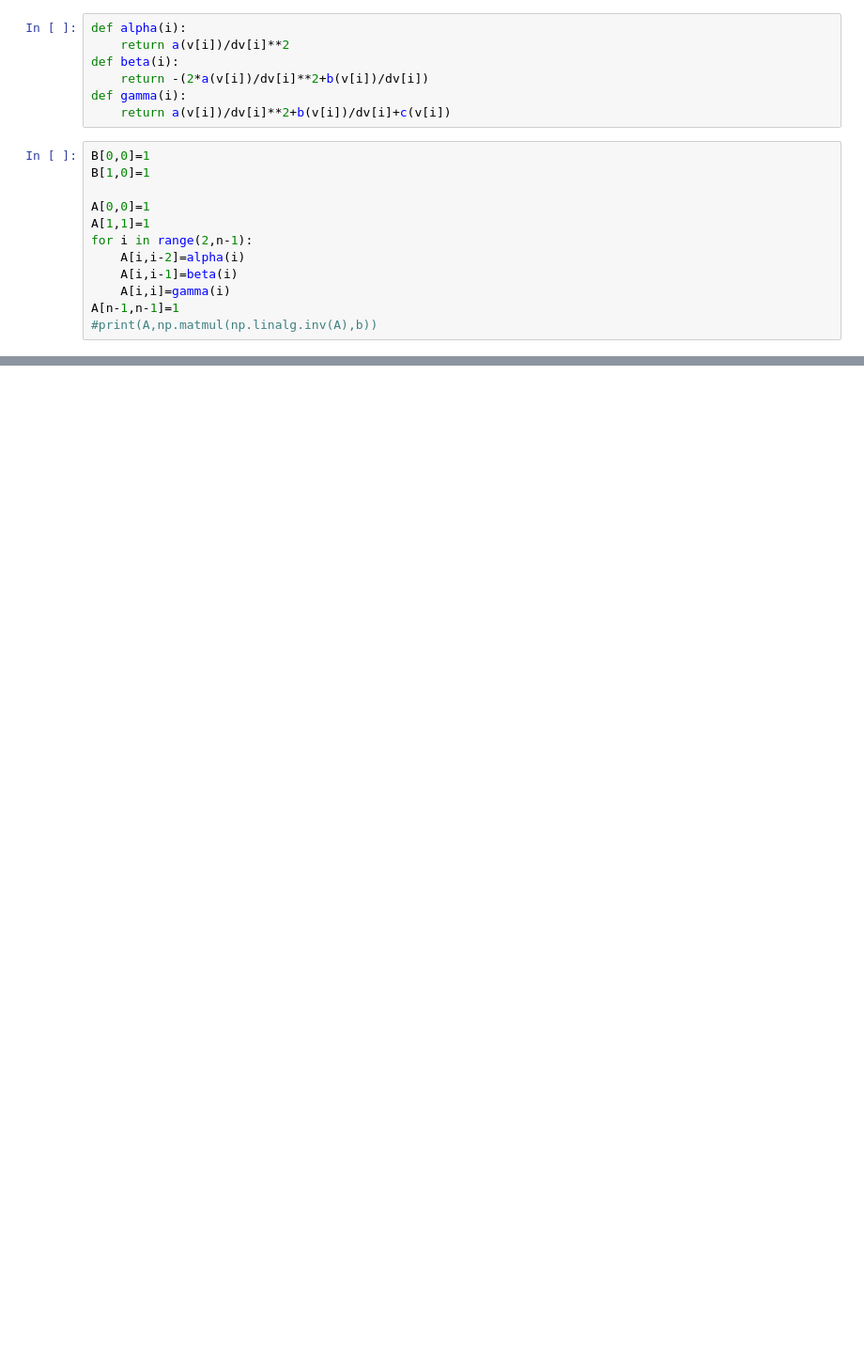
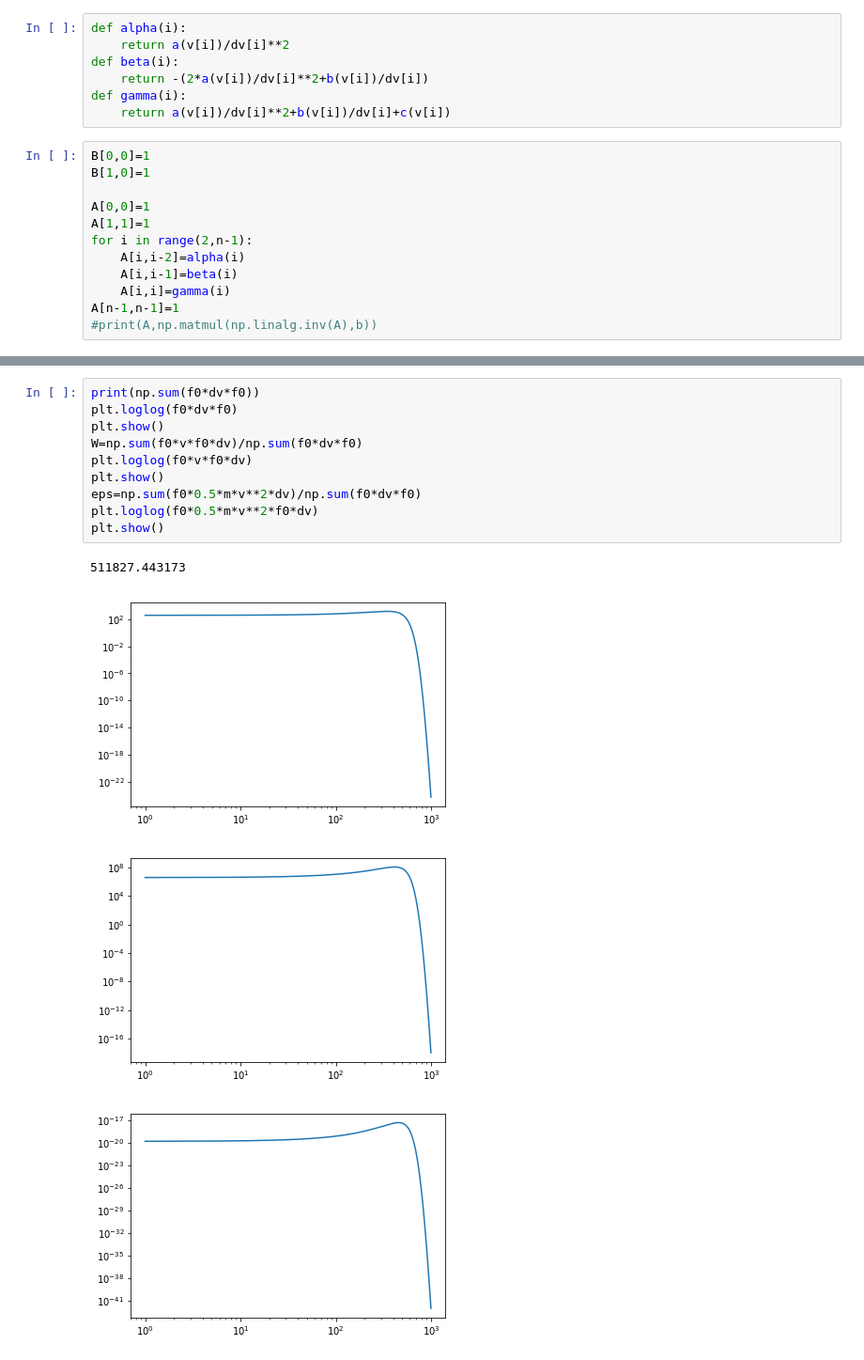
Before and after one commit to vinitX/ML_Scattering, a Jupyter notebook: boltz.ipynb, the cells around one changed output, grey strips where cells are left out. Shown: that part at 94% size. Saved outputs shown, nothing was run; the diff lists cells and outputs as text; blank space fills up the shorter version.

```diff
--- a/boltz.ipynb
+++ b/boltz.ipynb
@@ -57,0 +71,15 @@ plt.show()
+# %%
+print(np.sum(f0*dv*f0))
+plt.loglog(f0*dv*f0)
+plt.show()
+W=np.sum(f0*v*f0*dv)/np.sum(f0*dv*f0)
+plt.loglog(f0*v*f0*dv)
+plt.show()
+eps=np.sum(f0*0.5*m*v**2*dv)/np.sum(f0*dv*f0)
+plt.loglog(f0*0.5*m*v**2*f0*dv)
+plt.show()
+# %% [output]
+511827.443173
+[figure, added]
+[figure, added]
+[figure, added]
```
Also changed, not shown: parts of 11 cells of this notebook, 5 other files.
